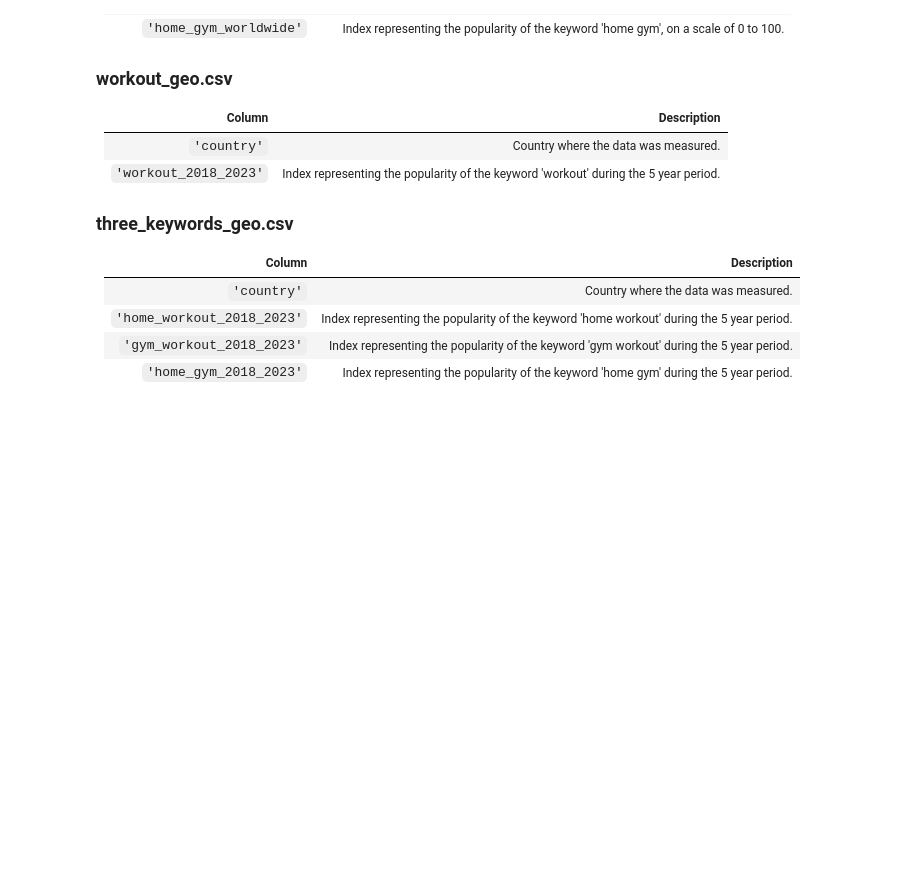
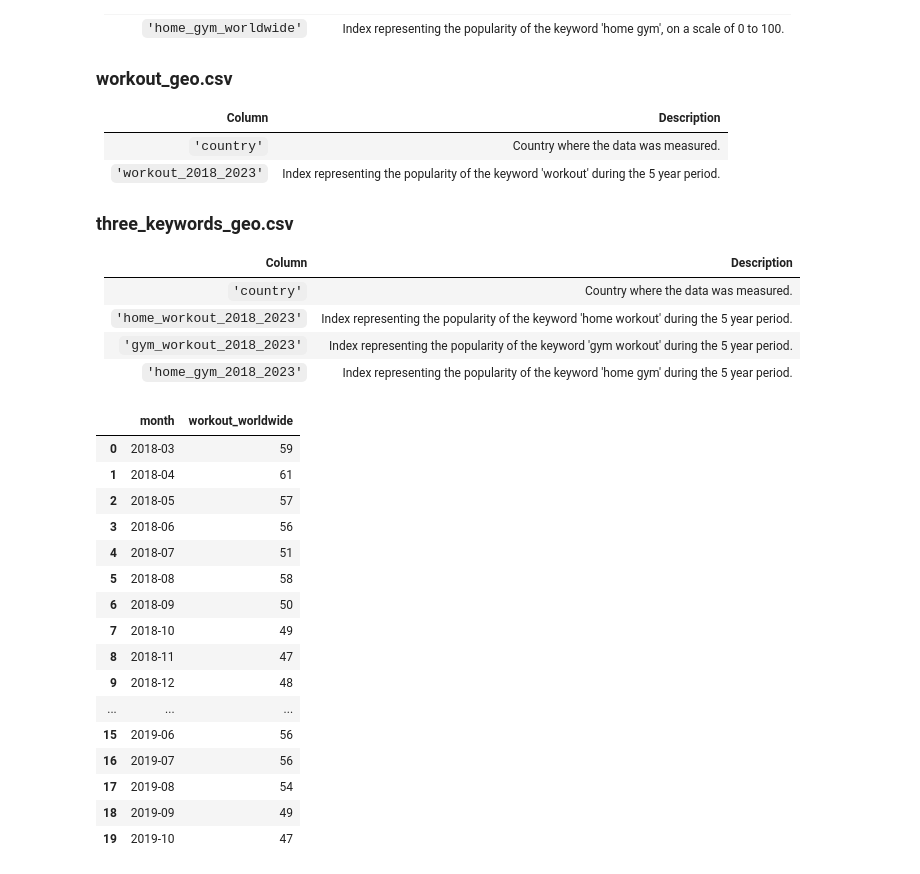
Before and after one commit to nahomWM/DataCamp-Real-world-Projects, a Jupyter notebook: Project1_DataDrivenProductManagement/notebook.ipynb, the cells around one changed output. Saved outputs shown, nothing was run; the diff lists cells and outputs as text; code cells hidden in the pictures; blank space fills up the shorter version.

```diff
--- a/Project1_DataDrivenProductManagement/notebook.ipynb
+++ b/Project1_DataDrivenProductManagement/notebook.ipynb
@@ -42,3 +42,24 @@ You are provided with a number of CSV files in the "Files/data" folder, which of
 # Import the necessary libraries
 import pandas as pd
 import matplotlib.pyplot as plt
+# %%
+workout_stats = pd.read_csv("data/workout.csv")
+workout_stats.head(20)
+# %% [output]
+|  | month | workout_worldwide |
+| 0 | 2018-03 | 59 |
+| 1 | 2018-04 | 61 |
+| 2 | 2018-05 | 57 |
+| 3 | 2018-06 | 56 |
+| 4 | 2018-07 | 51 |
+| 5 | 2018-08 | 58 |
+| 6 | 2018-09 | 50 |
+| 7 | 2018-10 | 49 |
+| 8 | 2018-11 | 47 |
+| 9 | 2018-12 | 48 |
+| ... | ... | ... |
+| 15 | 2019-06 | 56 |
+| 16 | 2019-07 | 56 |
+| 17 | 2019-08 | 54 |
+| 18 | 2019-09 | 49 |
+| 19 | 2019-10 | 47 |
```
Also changed, not shown: parts of 3 cells of this notebook.
